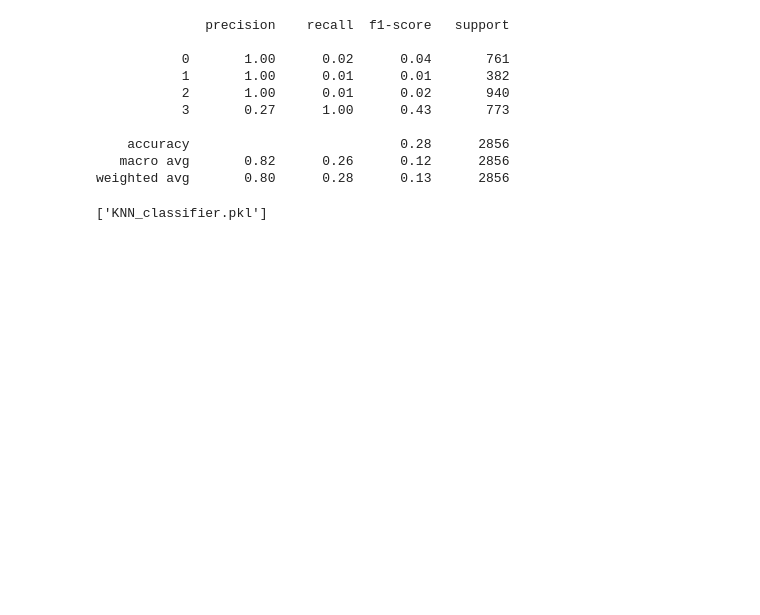
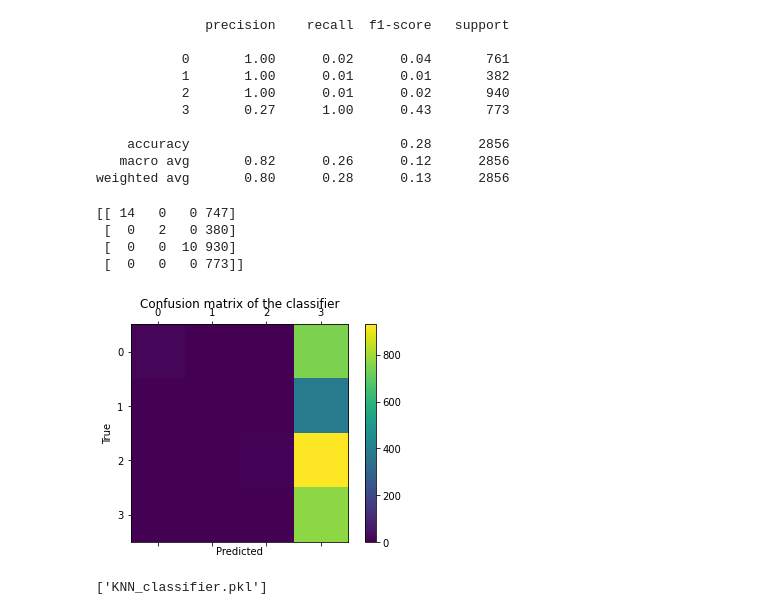
Before and after one commit to iniestaserranoalberto/NLP, a Jupyter notebook: NLPGroupC.ipynb, the cells around one changed output. Cells and saved outputs as stored; diff of their text form; code cells hidden in the pictures; blank space fills up the shorter version.

```diff
--- a/NLPGroupC.ipynb
+++ b/NLPGroupC.ipynb
@@ -874,6 +919,26 @@ print(classification_report(y_test, y_predict))
     accuracy                           0.28      2856
    macro avg       0.82      0.26      0.12      2856
 weighted avg       0.80      0.28      0.13      2856
+# %%
+labels = [0,1,2,3]
+cm = confusion_matrix(y_test, y_predict, labels)
+print(cm)
+fig = plt.figure()
+ax = fig.add_subplot(111)
+cax = ax.matshow(cm)
+plt.title('Confusion matrix of the classifier')
+fig.colorbar(cax)
+ax.set_xticklabels([''] + labels)
+ax.set_yticklabels([''] + labels)
+plt.xlabel('Predicted')
+plt.ylabel('True')
+plt.show()
+# %% [output]
+[[ 14   0   0 747]
+ [  0   2   0 380]
+ [  0   0  10 930]
+ [  0   0   0 773]]
+[figure, added]
 # %%
 joblib.dump(KNN_classifier, 'KNN_classifier.pkl')
 # %% [output]
```
Also changed, not shown: parts of 33 cells of this notebook.
